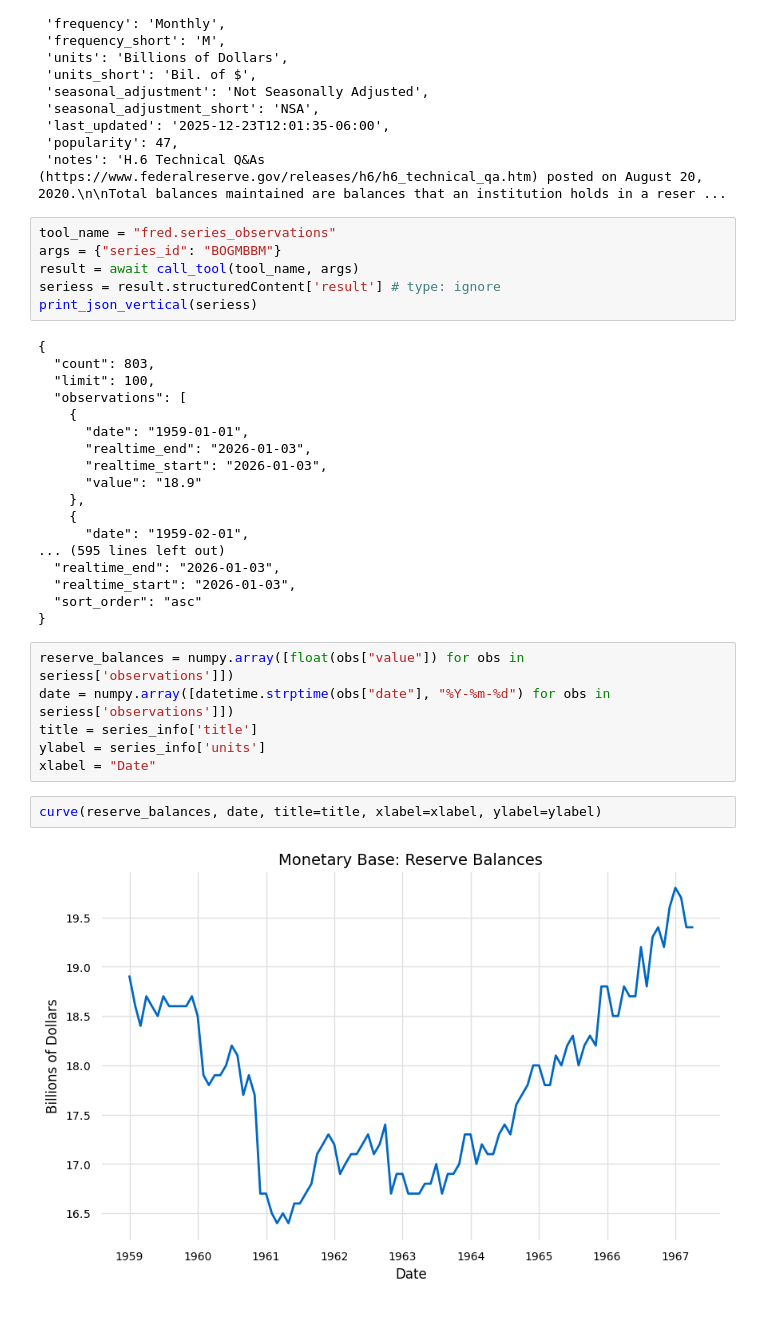
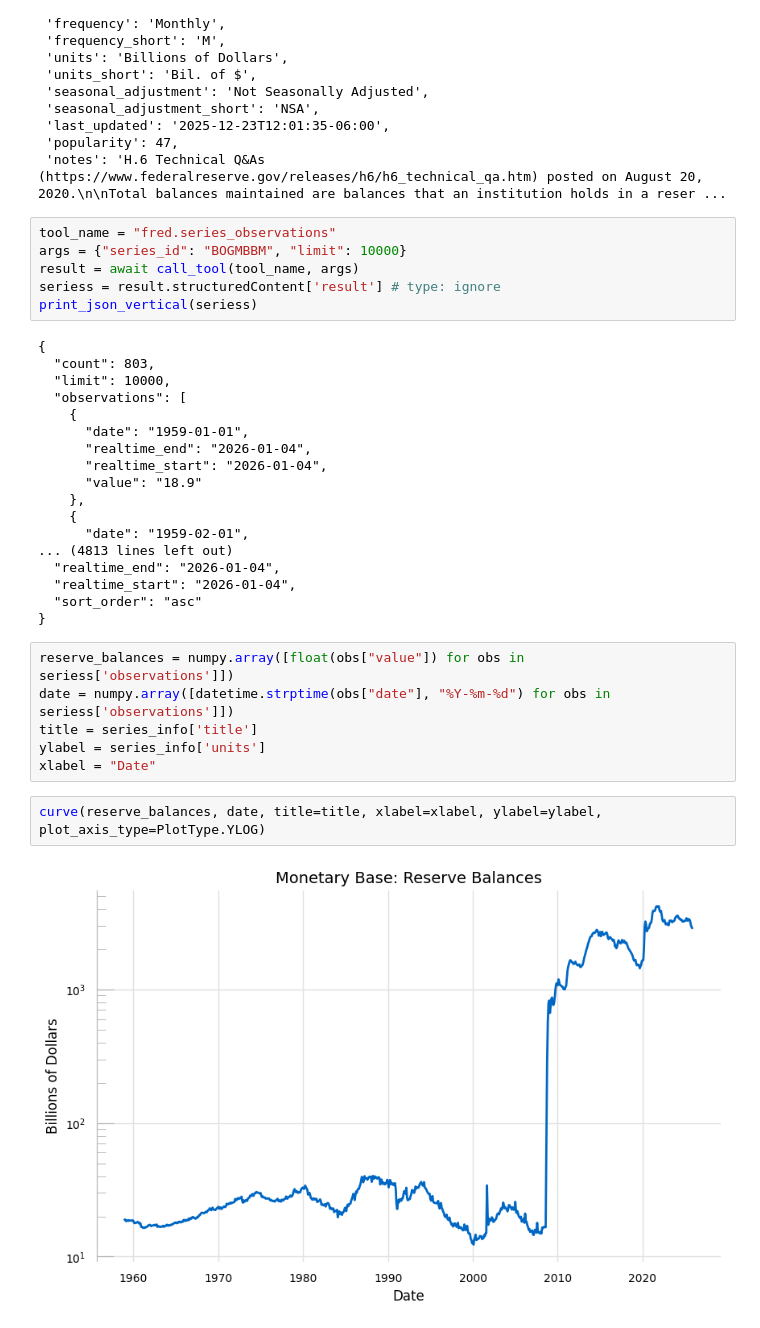
Before and after one commit to glyfish/meida, a Jupyter notebook: notebooks/fred/series/series_plot_examples.ipynb, the cells around one changed output. Drawn from its saved outputs; the diff is of its cells as text.

Commit message:
added api request example that changes offset and limit fpr time series requests

```diff
--- a/notebooks/fred/series/series_plot_examples.ipynb
+++ b/notebooks/fred/series/series_plot_examples.ipynb
@@ -111,26 +110,26 @@ series_info
  'notes': 'H.6 Technical Q&As (https://www.federalreserve.gov/releases/h6/h6_technical_qa.htm) posted on August 20, 2020.\n\nTotal balances maintained are balances that an institution holds in a reser ...
 # %%
 tool_name = "fred.series_observations"
-args = {"series_id": "BOGMBBM"}
+args = {"series_id": "BOGMBBM", "limit": 10000}
 result = await call_tool(tool_name, args)
 seriess = result.structuredContent['result'] # type: ignore
 print_json_vertical(seriess)
 # %% [output]
 {
   "count": 803,
-  "limit": 100,
+  "limit": 10000,
   "observations": [
     {
       "date": "1959-01-01",
-      "realtime_end": "2026-01-03",
-      "realtime_start": "2026-01-03",
+      "realtime_end": "2026-01-04",
+      "realtime_start": "2026-01-04",
       "value": "18.9"
     },
     {
       "date": "1959-02-01",
-... (595 lines left out)
-  "realtime_end": "2026-01-03",
-  "realtime_start": "2026-01-03",
+... (4813 lines left out)
+  "realtime_end": "2026-01-04",
+  "realtime_start": "2026-01-04",
   "sort_order": "asc"
 }
 # %%
@@ -140,6 +139,6 @@ title = series_info['title']
 ylabel = series_info['units']
 xlabel = "Date"
 # %%
-curve(reserve_balances, date, title=title, xlabel=xlabel, ylabel=ylabel)
+curve(reserve_balances, date, title=title, xlabel=xlabel, ylabel=ylabel, plot_axis_type=PlotType.YLOG)
 # %% [output]
-[figure, old version]
+[figure, new version]
```
Also changed, not shown: parts of 4 cells of this notebook, 1 other file.
